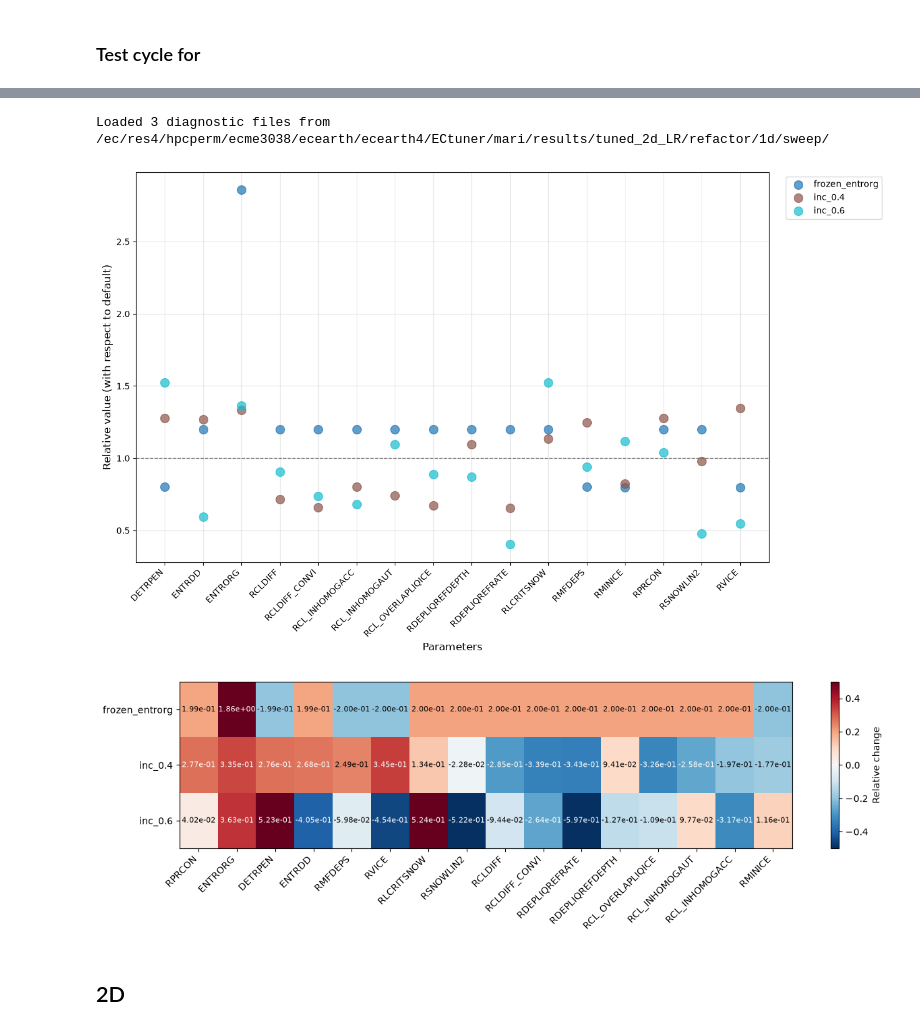
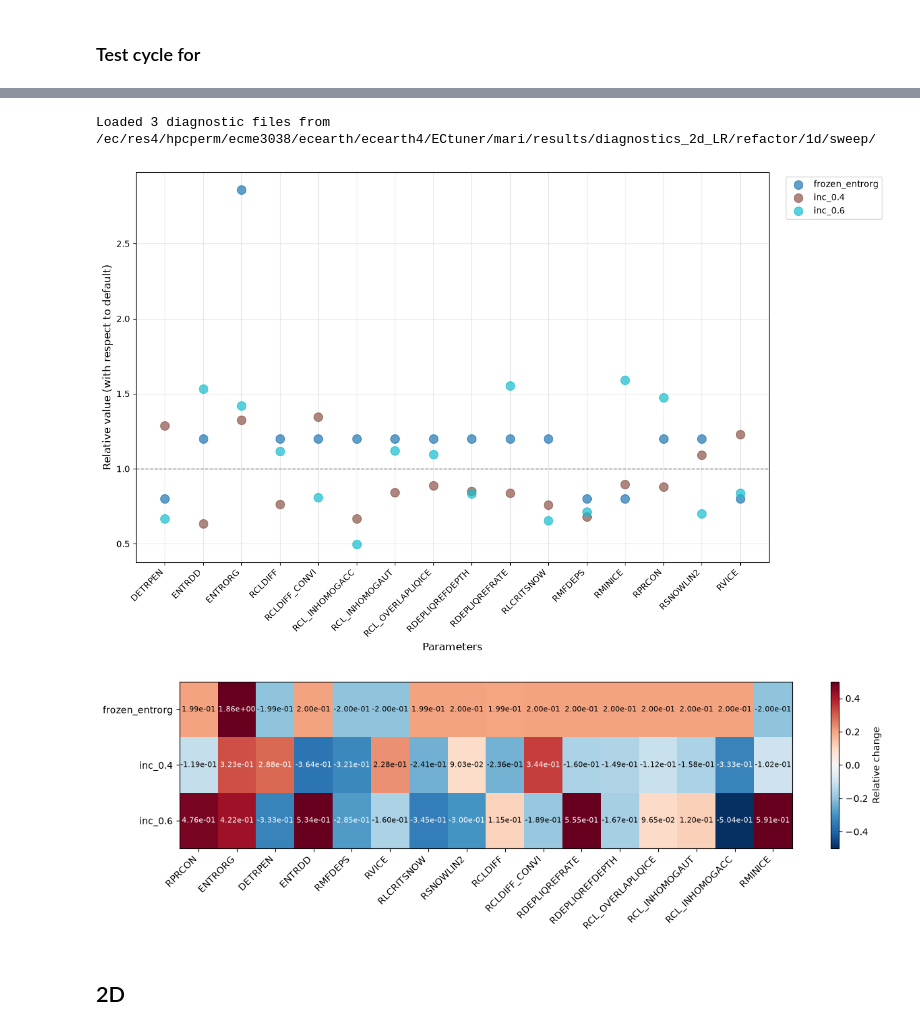
Before and after one commit to jhardenberg/ECtuner, a Jupyter notebook: notebooks/test_tuner.ipynb, the cells around one changed output, grey strips where cells are left out. Saved outputs shown, nothing was run; the diff lists cells and outputs as text; code cells hidden in the pictures.

```diff
--- a/notebooks/test_tuner.ipynb
+++ b/notebooks/test_tuner.ipynb
@@ -188,20 +190,19 @@ Diagnostic YAML written to: /ec/res4/hpcperm/ecme3038/ecearth/ecearth4/ECtuner/m
 # %%
 from ectuner.libs.diagnostics import (
     load_diagnostic_yamls,
     plot_parameter_scatter,
     plot_parameter_heatmap
 )
 
-# 1. Carica tutti i file YAML che hai appena generato
-diag_data = load_diagnostic_yamls(out_dir)
+diag_dir = '/ec/res4/hpcperm/ecme3038/ecearth/ecearth4/ECtuner/mari/results/diagnostics_2d_LR/refactor/1d/sweep/'
+diag_data = load_diagnostic_yamls(diag_dir)
 
-# 2. Plot dello scatter dei parametri (vedrai come cambia ENTRORG nel caso frozen!)
 plot_parameter_scatter(diag_data)
 plot_parameter_heatmap(diag_data)
 # %% [output]
-Loaded 3 diagnostic files from /ec/res4/hpcperm/ecme3038/ecearth/ecearth4/ECtuner/mari/results/tuned_2d_LR/refactor/1d/sweep/
+Loaded 3 diagnostic files from /ec/res4/hpcperm/ecme3038/ecearth/ecearth4/ECtuner/mari/results/diagnostics_2d_LR/refactor/1d/sweep/
-[figure, old version]
+[figure, new version]
-[figure, old version]
+[figure, new version]
 # %% [markdown]
 ## 2D
 # %% [markdown]
```
Also changed, not shown: parts of 9 cells of this notebook, 42 other files.
